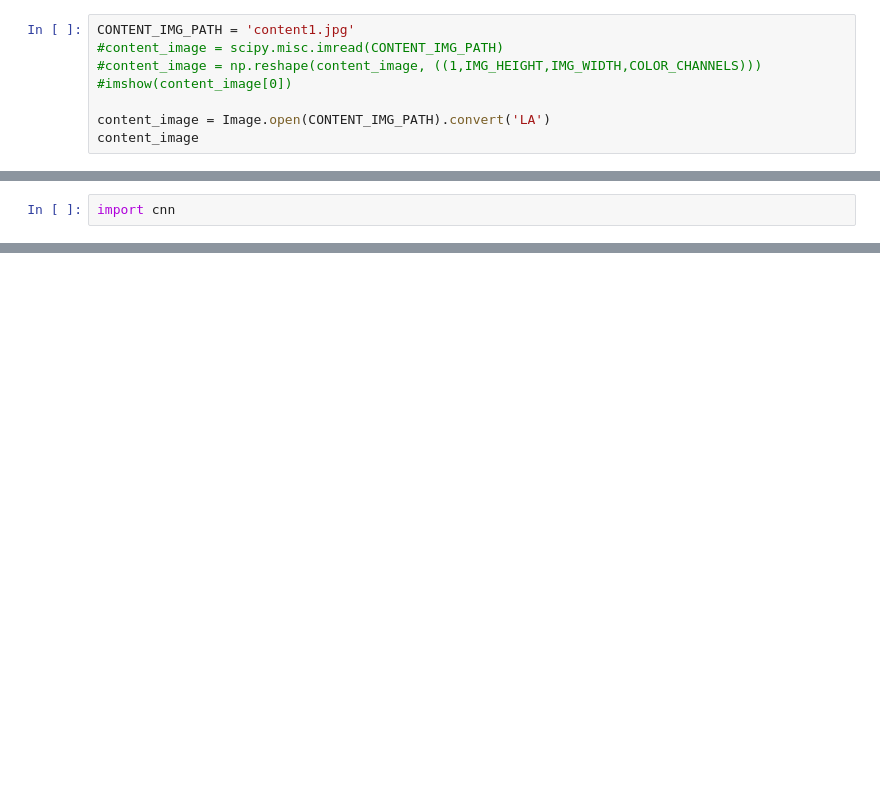
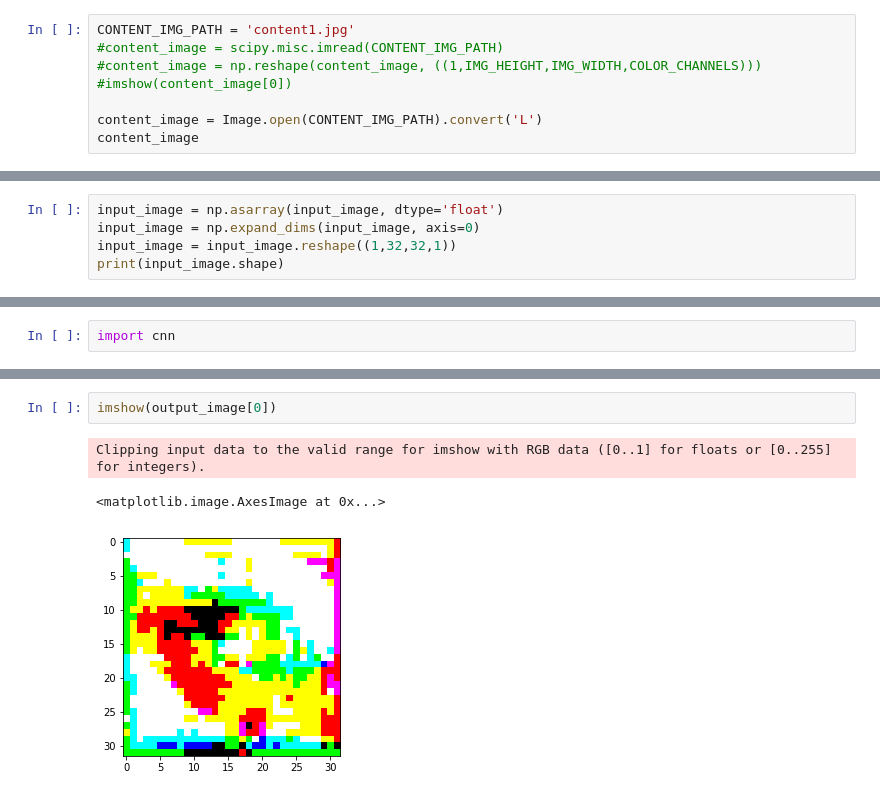
Before and after one commit to dhruvmun/Image-Coloring, a Jupyter notebook: Image Test.ipynb, the cells around one changed output, grey strips where cells are left out. Saved outputs shown, nothing was run; the diff lists cells and outputs as text; blank space fills up the shorter version.

```diff
--- a/Image Test.ipynb
+++ b/Image Test.ipynb
@@ -16,7 +16,7 @@ CONTENT_IMG_PATH = 'content1.jpg'
 #content_image = np.reshape(content_image, ((1,IMG_HEIGHT,IMG_WIDTH,COLOR_CHANNELS)))
 #imshow(content_image[0])
 
-content_image = Image.open(CONTENT_IMG_PATH).convert('LA')
+content_image = Image.open(CONTENT_IMG_PATH).convert('L')
 content_image
 # %% [output]
 [figure]
@@ -25,3 +25,8 @@ input_image = content_image.resize((IMG_HEIGHT, IMG_WIDTH))
 input_image
 # %% [output]
 [figure]
+# %%
+input_image = np.asarray(input_image, dtype='float')
+input_image = np.expand_dims(input_image, axis=0)
+input_image = input_image.reshape((1,32,32,1))
+print(input_image.shape)
@@ -34,0 +50,6 @@ AttributeError: 'Image' object has no attribute 'shape'
+# %%
+imshow(output_image[0])
+# %% [output]
+Clipping input data to the valid range for imshow with RGB data ([0..1] for floats or [0..255] for integers).
+<matplotlib.image.AxesImage at 0x...>
+[figure, added]
```
Also changed, not shown: parts of 2 cells of this notebook.
